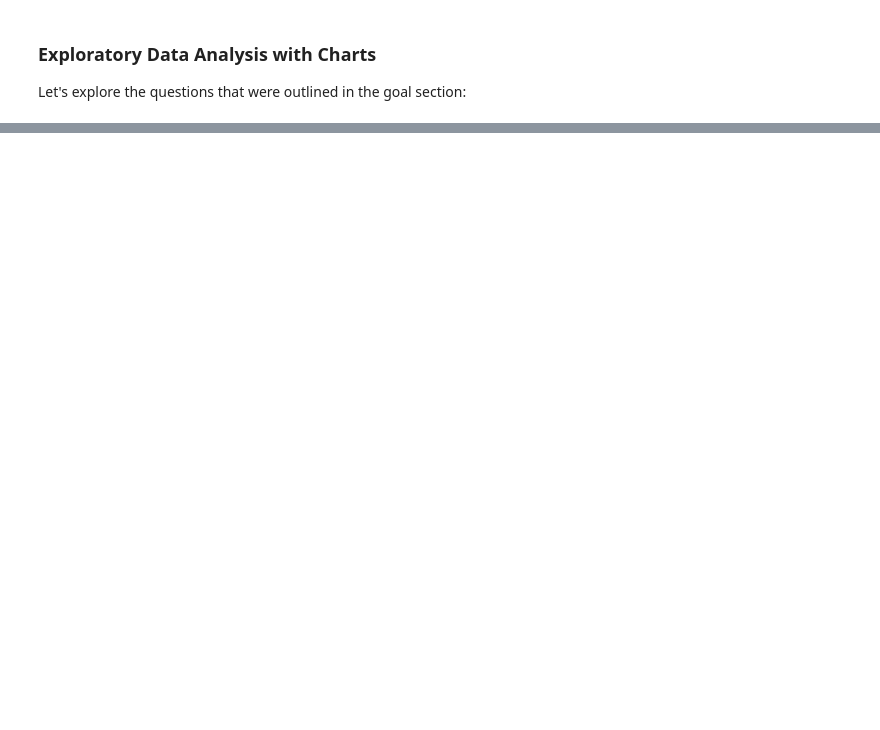
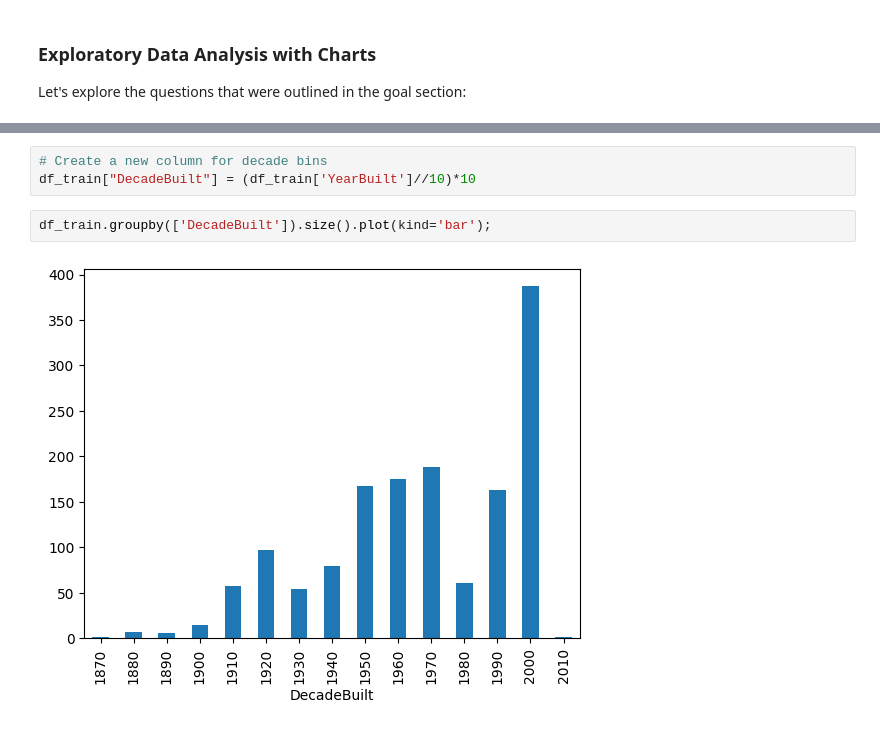
Before and after one commit to annugit1655/Real-Estate-Price-Prediction, a Jupyter notebook: Real-Estate-Price-Prediction/notebooks/EDA-house-part-2.ipynb, the cells around one changed output, grey strips where cells are left out. Cells and saved outputs as stored; diff of their text form; blank space fills up the shorter version.

```diff
--- a/Real-Estate-Price-Prediction/notebooks/EDA-house-part-2.ipynb
+++ b/Real-Estate-Price-Prediction/notebooks/EDA-house-part-2.ipynb
@@ -140,0 +164,7 @@ Let's explore the questions that were outlined in the goal section:
+# %%
+# Create a new column for decade bins
+df_train["DecadeBuilt"] = (df_train['YearBuilt']//10)*10
+# %%
+df_train.groupby(['DecadeBuilt']).size().plot(kind='bar');
+# %% [output]
+[figure, added]
```
Also changed, not shown: parts of 19 cells of this notebook.
